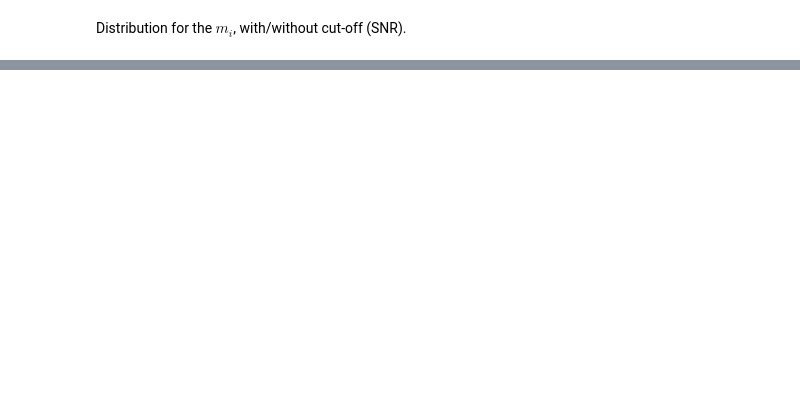
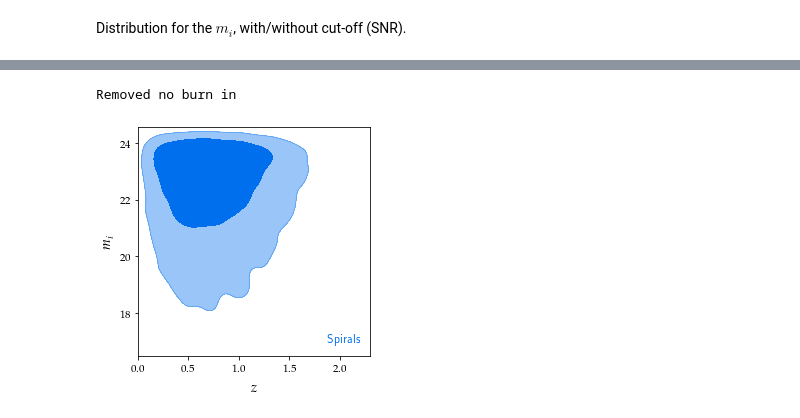
Before and after one commit to Harry45/BHM-nz, a Jupyter notebook: reference/BL-2016/understanding.ipynb, the cells around one changed output, grey strips where cells are left out. Cells and saved outputs as stored; diff of their text form; code cells hidden in the pictures; blank space fills up the shorter version.

```diff
--- a/reference/BL-2016/understanding.ipynb
+++ b/reference/BL-2016/understanding.ipynb
@@ -320,0 +395,5 @@ plt.show()
+# %%
+generate_2d_plot(data_spi, name = 'Spirals')
+# %% [output]
+Removed no burn in
+[figure, added]
```
Also changed, not shown: parts of 19 cells of this notebook.
